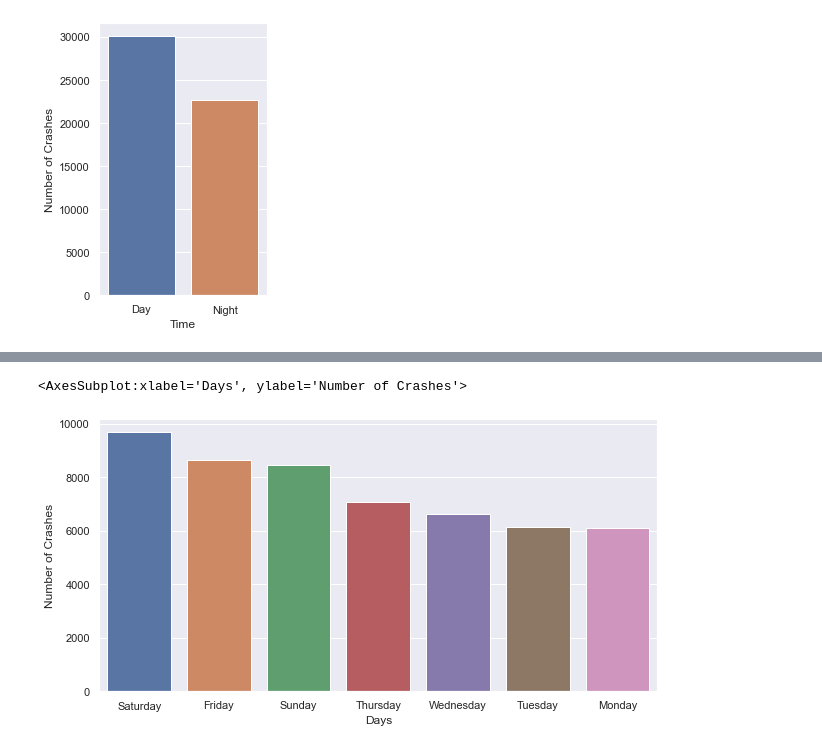
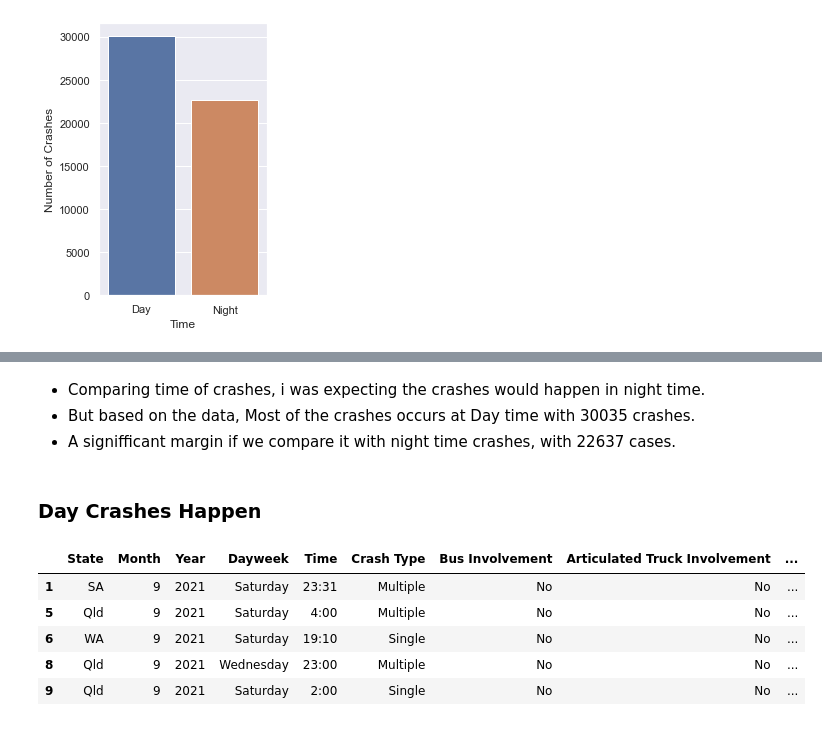
Before and after one commit to 3rda/Portfolio, a Jupyter notebook: Australian Car Crashes./Crash_EDA.ipynb, the cells around one changed output, grey strips where cells are left out. Saved outputs shown, nothing was run; the diff lists cells and outputs as text; code cells hidden in the pictures.

```diff
--- a/Australian Car Crashes./Crash_EDA.ipynb
+++ b/Australian Car Crashes./Crash_EDA.ipynb
@@ -360,6 +342,15 @@ days_crash
-# %%
-sns.set(rc={'figure.figsize':(10,5)})
-sns.barplot(days_crash['Days'],days_crash['Number of Crashes'])
-# %% [output]
-<AxesSubplot:xlabel='Days', ylabel='Number of Crashes'>
-[figure, removed]
+# %% [markdown]
+- Comparing time of crashes, i was expecting the crashes would happen in night time.
+- But based on the data, Most of the crashes occurs at Day time with 30035 crashes.
+- A signifficant margin if we compare it with night time crashes, with 22637 cases.
+# %% [markdown]
+### Day Crashes Happen
+# %%
+data_cleaned.head()
+# %% [output]
+|  | State | Month | Year | Dayweek | Time | Crash Type | Bus Involvement | Articulated Truck Involvement | ... |
+| 1 | SA | 9 | 2021 | Saturday | 23:31 | Multiple | No | No | ... |
+| 5 | Qld | 9 | 2021 | Saturday | 4:00 | Multiple | No | No | ... |
+| 6 | WA | 9 | 2021 | Saturday | 19:10 | Single | No | No | ... |
+| 8 | Qld | 9 | 2021 | Wednesday | 23:00 | Multiple | No | No | ... |
+| 9 | Qld | 9 | 2021 | Saturday | 2:00 | Single | No | No | ... |
```
Also changed, not shown: parts of 25 cells of this notebook.
